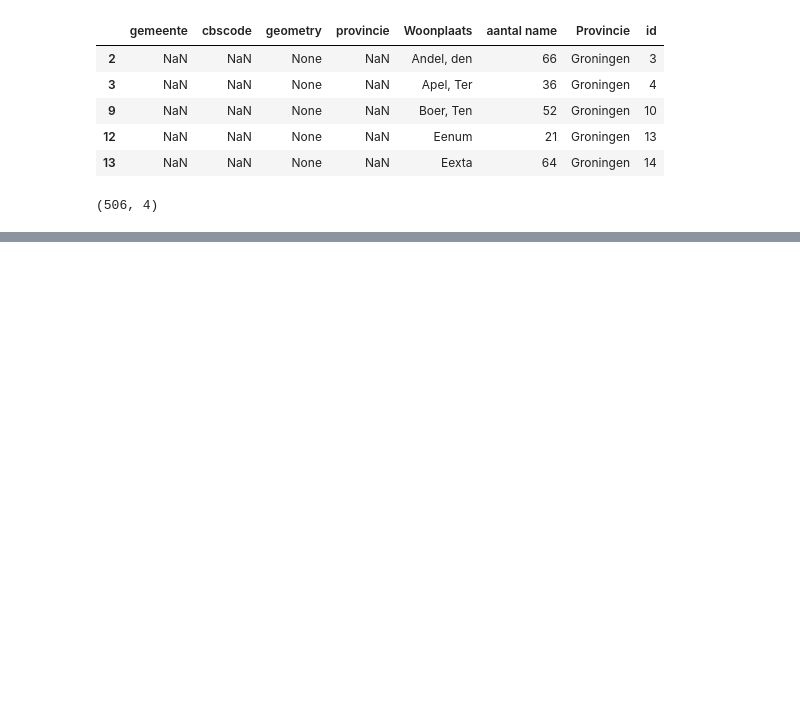
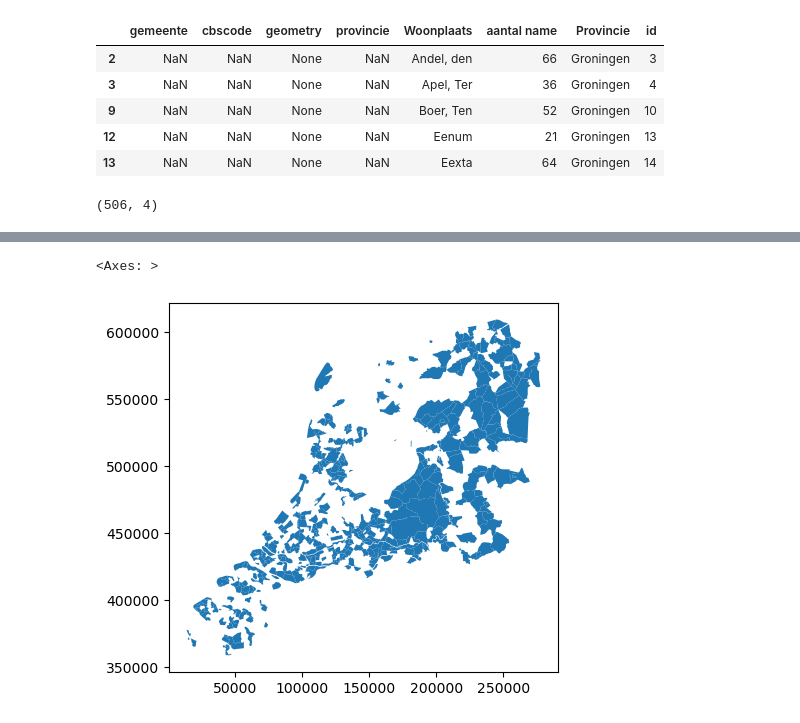
Before and after one commit to Morrizzzzz/aprilbeweging_map, a Jupyter notebook: map_1853_convertion.ipynb, the cells around one changed output, grey strips where cells are left out. Cells and saved outputs as stored; diff of their text form; code cells hidden in the pictures; blank space fills up the shorter version.

```diff
--- a/map_1853_convertion.ipynb
+++ b/map_1853_convertion.ipynb
@@ -279,0 +640,5 @@ geocode_matched.shape
+# %%
+gem_1853_petitie_true.plot()
+# %% [output]
+<Axes: >
+[figure, added]
```
Also changed, not shown: parts of 64 cells of this notebook.
